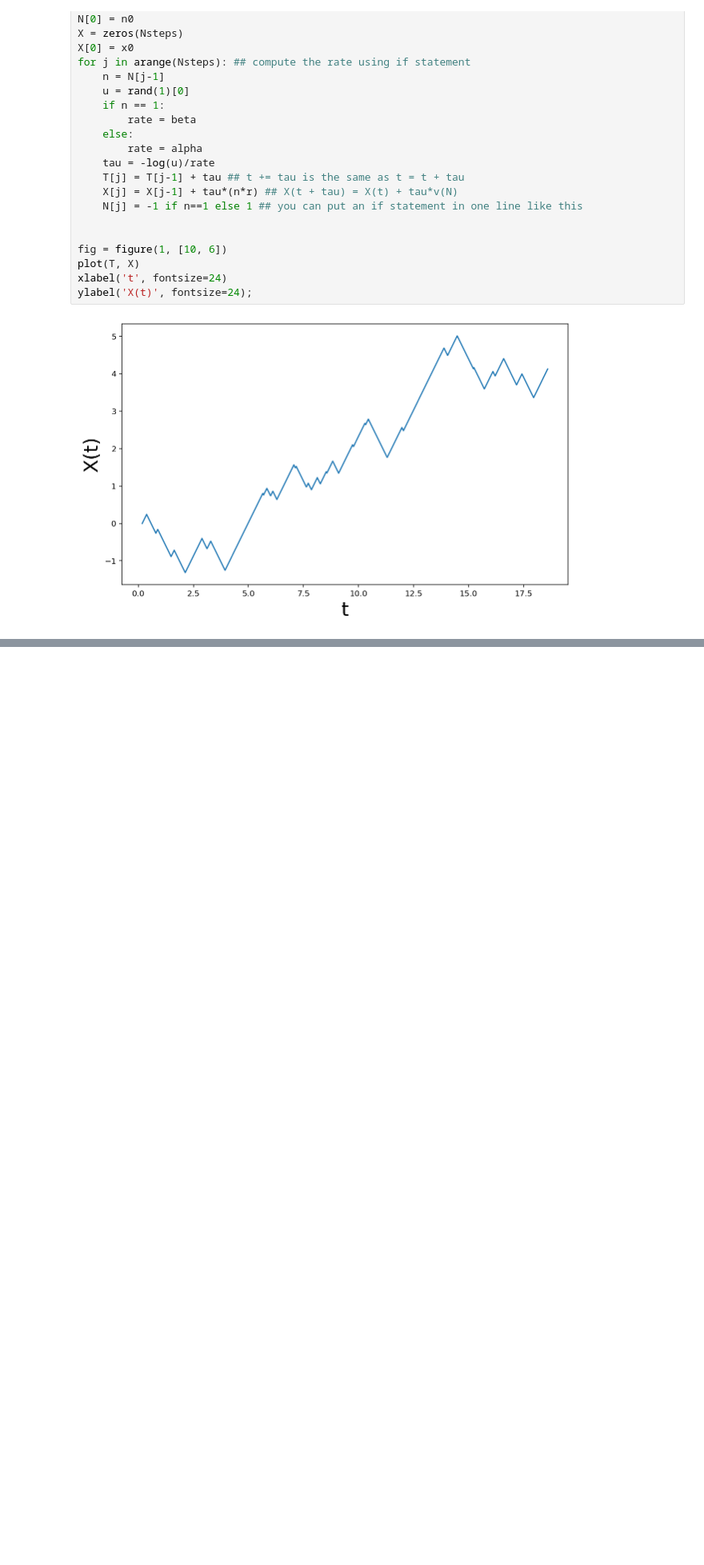
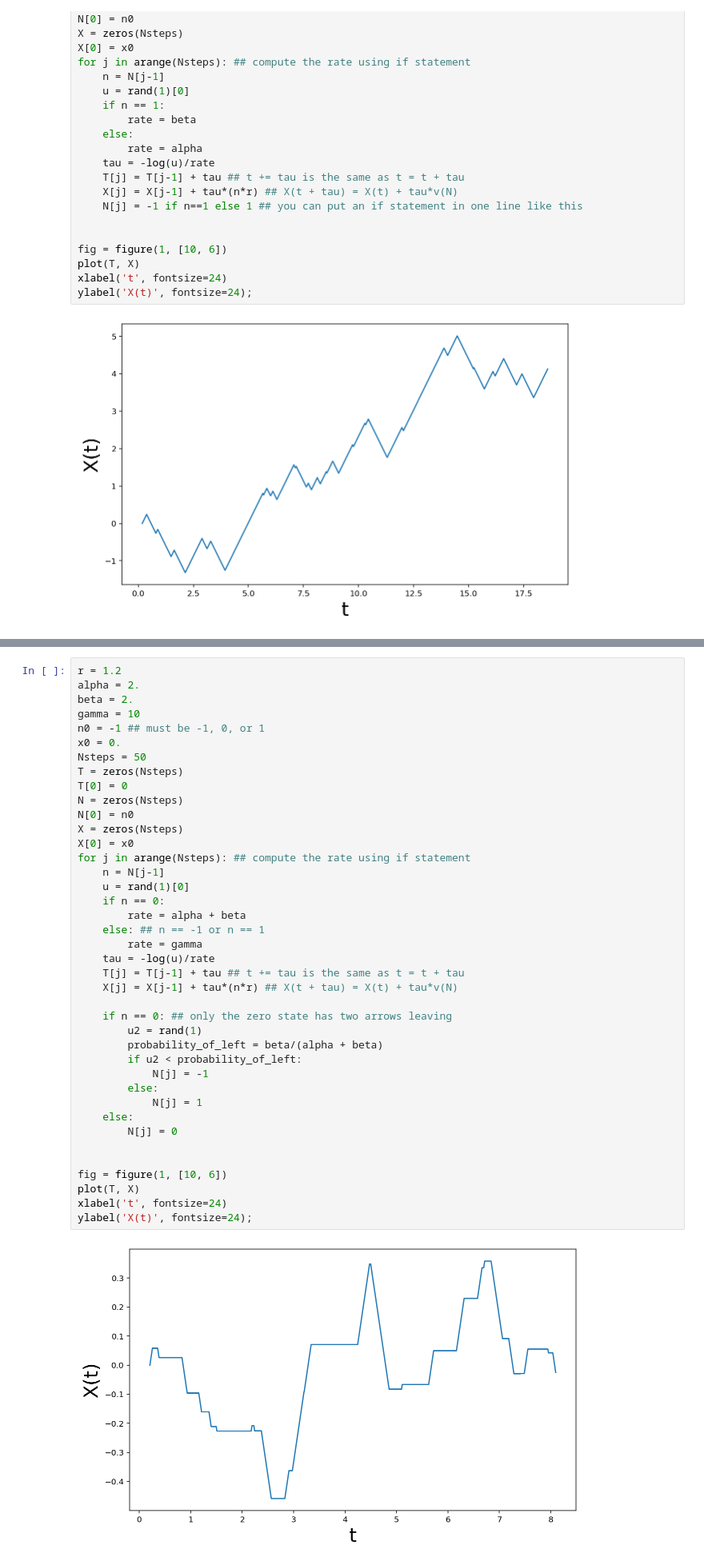
Before and after one commit to newby-jay/MATH371-Winter2020-JupyterNotebooks, a Jupyter notebook: Week 8.ipynb, the cells around one changed output, grey strips where cells are left out. Shown at 80% size. Drawn from its saved outputs; the diff is of its cells as text; blank space fills up the shorter version.

```diff
--- a/Week 8.ipynb
+++ b/Week 8.ipynb
@@ -91,0 +142,42 @@ ylabel('X(t)', fontsize=24);
+# %%
+r = 1.2
+alpha = 2.
+beta = 2.
+gamma = 10
+n0 = -1 ## must be -1, 0, or 1
+x0 = 0.
+Nsteps = 50
+T = zeros(Nsteps)
+T[0] = 0
+N = zeros(Nsteps)
+N[0] = n0
+X = zeros(Nsteps)
+X[0] = x0
+for j in arange(Nsteps): ## compute the rate using if statement
+    n = N[j-1]
+    u = rand(1)[0]
+    if n == 0:
+        rate = alpha + beta
+    else: ## n == -1 or n == 1
+        rate = gamma
+    tau = -log(u)/rate
+    T[j] = T[j-1] + tau ## t += tau is the same as t = t + tau
+    X[j] = X[j-1] + tau*(n*r) ## X(t + tau) = X(t) + tau*v(N)
+
+    if n == 0: ## only the zero state has two arrows leaving
+        u2 = rand(1)
+        probability_of_left = beta/(alpha + beta)
+        if u2 < probability_of_left:
+            N[j] = -1
+        else:
+            N[j] = 1
+    else:
+        N[j] = 0
+
+
+fig = figure(1, [10, 6])
+plot(T, X)
+xlabel('t', fontsize=24)
+ylabel('X(t)', fontsize=24);
+# %% [output]
+[figure, added]
```
Also changed, not shown: parts of 14 cells of this notebook.
